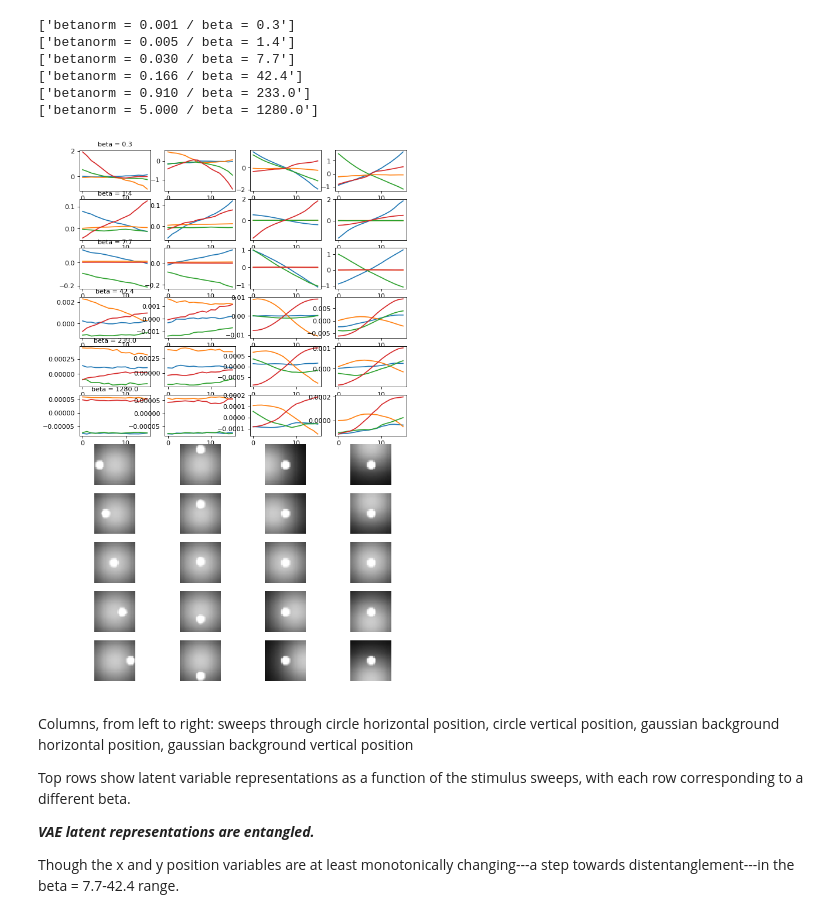
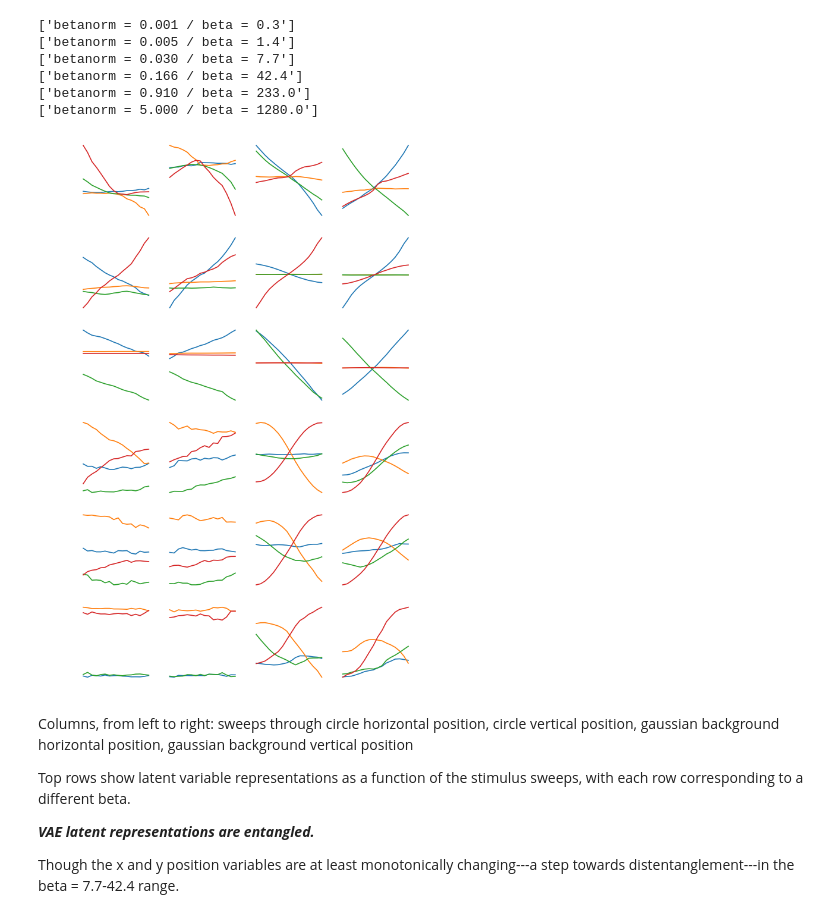
Before and after one commit to zahariaa/disentangled-dynamics, a Jupyter notebook: src/analyses/Entanglement analysis.ipynb, the cells around one changed output. Saved outputs shown, nothing was run; the diff lists cells and outputs as text; code cells hidden in the pictures.

```diff
--- a/src/analyses/Entanglement analysis.ipynb
+++ b/src/analyses/Entanglement analysis.ipynb
@@ -90,19 +93,16 @@ for ii,nb in enumerate(normalized_beta_values):
 ['betanorm = 0.166 / beta = 42.4']
 ['betanorm = 0.910 / beta = 233.0']
 ['betanorm = 5.000 / beta = 1280.0']
-# %%
-yhat_bvae = list()
-
-for i in range(len(beta)):
-    tmpyhat, x_bvae = sweepCircleLatents(bvae[i])
-    yhat_bvae.append(tmpyhat)
-
-fig,ax = plotCircleSweep(yhat_bvae, x_bvae, len(bvae))
-for i in range(len(bvae)):
-    plt.sca(ax[i,0])
-    plt.title('beta = %0.1f' % beta[i],fontsize=10)
-# %% [output]
-[figure, removed]
+# %%
+yhat_bvae = torch.Tensor(len(beta),n_latent,16,n_latent)
+
+for i in range(len(beta)):
+    yhat_bvae[i,:,:,:], x_bvae = sweepCircleLatents(bvae[i])
+
+_ = plotCircleSweep(yhat_bvae, x_bvae, len(beta), nimgs=0)
+plt.savefig("bVAE_latents.pdf", dpi=300)
+# %% [output]
+[figure, added]
 # %% [markdown]
 Columns, from left to right: sweeps through circle horizontal position, circle vertical position, gaussian background horizontal position, gaussian background vertical position
 
```
Also changed, not shown: parts of 5 cells of this notebook, 7 other files.
